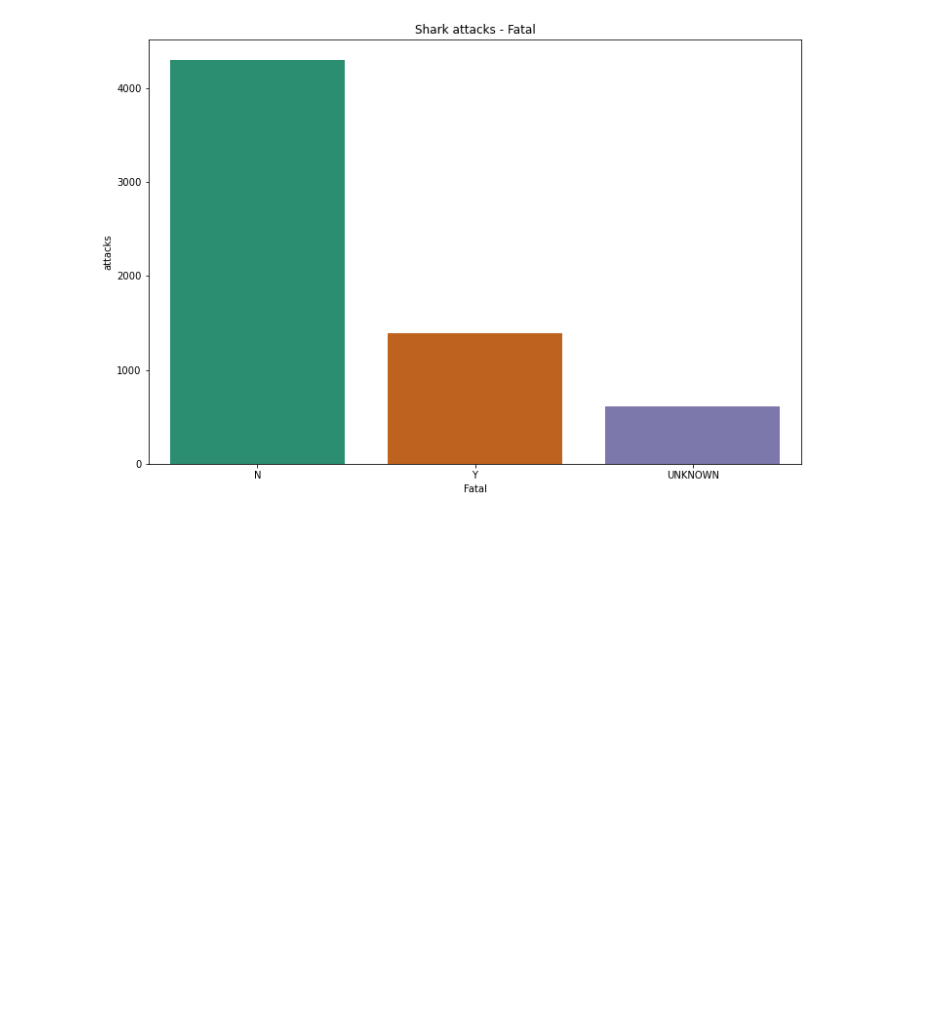
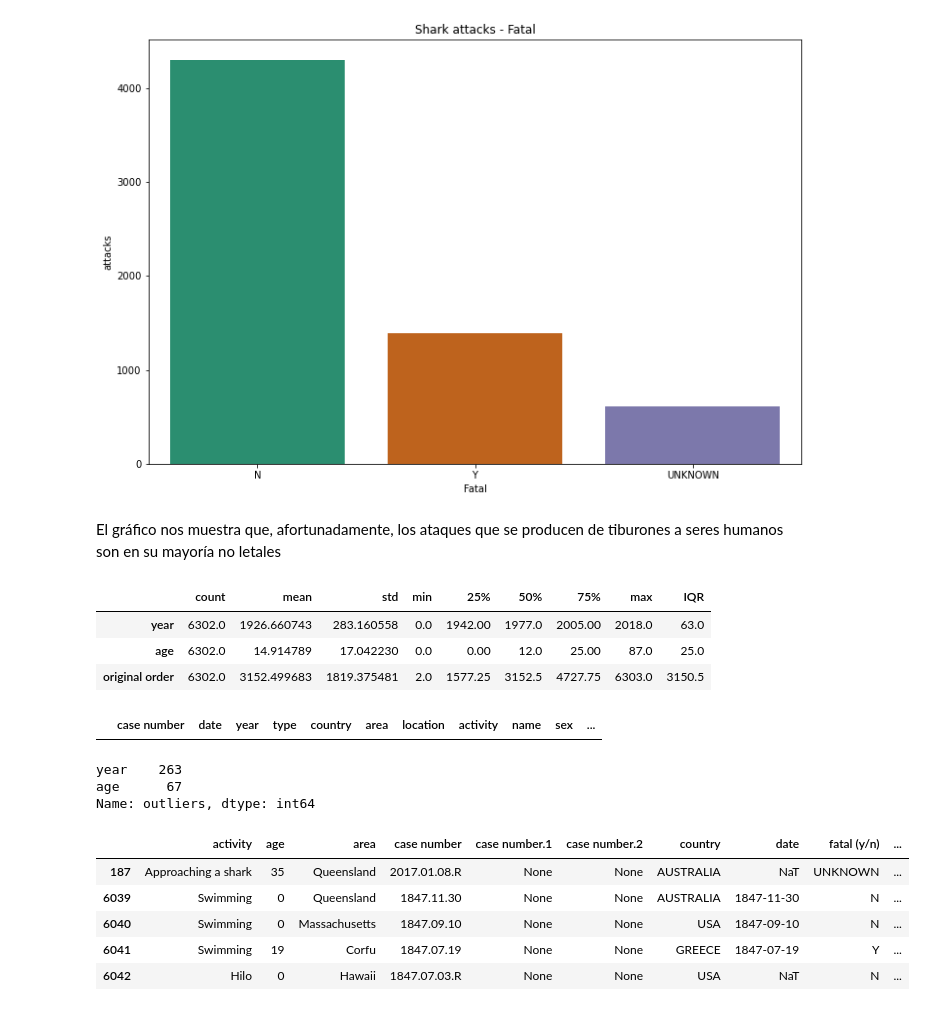
Before and after one commit to Ironhack-Data-Madrid-Abril-2021/Proyecto_TL, a Jupyter notebook: PROYECTO.ipynb, the cells around one changed output. Cells and saved outputs as stored; diff of their text form; code cells hidden in the pictures; blank space fills up the shorter version.

Commit message:
base de datos señalizando los pasos

```diff
--- a/PROYECTO.ipynb
+++ b/PROYECTO.ipynb
@@ -1345,8 +1043,8 @@ Una vez limpiada nuestra base de datos, queremos realizar un estudio con la info
 # %% [markdown]
 2 Hipótesis : ¿De cada ataque que se produce, cuántos ataques son fatales?
 # %%
-df2['time'].value_counts()
-df2.drop(df[df['time'] == '0'].index, inplace = True)
+df2['time'].value_counts()  #generamos un gráfico con las columna time
+df2.drop(df2[df2['time'] == '0'].index, inplace = True)
 df2['time'].value_counts(dropna=False)
 %matplotlib inline
 plt.figure(figsize=[12,8])
@@ -1378,0 +1075,2 @@ El gráfico nos muestra que, afortunadamente, los ataques que se producen de tib
+# %% [markdown]
+El gráfico nos muestra que, afortunadamente, los ataques que se producen de tiburones a seres humanos son en su mayoría no letales
@@ -1378,0 +1080,47 @@ El gráfico nos muestra que, afortunadamente, los ataques que se producen de tib
+# %%
+stats=df2.describe().T            #VER Estadísticas y crear una variable para identificar datos atípicos
+
+stats['IQR']=stats['75%']-stats['25%']
+
+stats.tail()
+# %% [output]
+|  | count | mean | std | min | 25% | 50% | 75% | max | IQR |
+| year | 6302.0 | 1926.660743 | 283.160558 | 0.0 | 1942.00 | 1977.0 | 2005.00 | 2018.0 | 63.0 |
+| age | 6302.0 | 14.914789 | 17.042230 | 0.0 | 0.00 | 12.0 | 25.00 | 87.0 | 25.0 |
+| original order | 6302.0 | 3152.499683 | 1819.375481 | 2.0 | 1577.25 | 3152.5 | 4727.75 | 6303.0 | 3150.5 |
+# %%
+outliers=pd.DataFrame(columns=df2.columns)
+
+outliers
+# %% [output]
+|  | case number | date | year | type | country | area | location | activity | name | sex | ... |
+# %%
+
+for e in stats.index:
+
+    iqr=stats.at[e, 'IQR']
+
+    cutoff=1.5 * iqr
+
+    lower=stats.at[e, '25%']-cutoff
+    upper=stats.at[e, '75%']+cutoff
+
+    res=df2[(df2[e]<lower) | (df2[e]>upper)].copy()
+
+    res['outliers']=e
+    outliers=outliers.append(res, sort=True)  # append de pandas no de listas
+
+outliers['outliers'].value_counts()
+# %% [output]
+year    263
+age      67
+Name: outliers, dtype: int64
+# %%
+outliers.head()
+# %% [output]
+|  | activity | age | area | case number | case number.1 | case number.2 | country | date | fatal (y/n) | ... |
+| 187 | Approaching a shark | 35 | Queensland | 2017.01.08.R | None | None | AUSTRALIA | NaT | UNKNOWN | ... |
+| 6039 | Swimming | 0 | Queensland | 1847.11.30 | None | None | AUSTRALIA | 1847-11-30 | N | ... |
+| 6040 | Swimming | 0 | Massachusetts | 1847.09.10 | None | None | USA | 1847-09-10 | N | ... |
+| 6041 | Swimming | 19 | Corfu | 1847.07.19 | None | None | GREECE | 1847-07-19 | Y | ... |
+| 6042 | Hilo | 0 | Hawaii | 1847.07.03.R | None | None | USA | NaT | N | ... |
```
Also changed, not shown: parts of 79 cells of this notebook.
